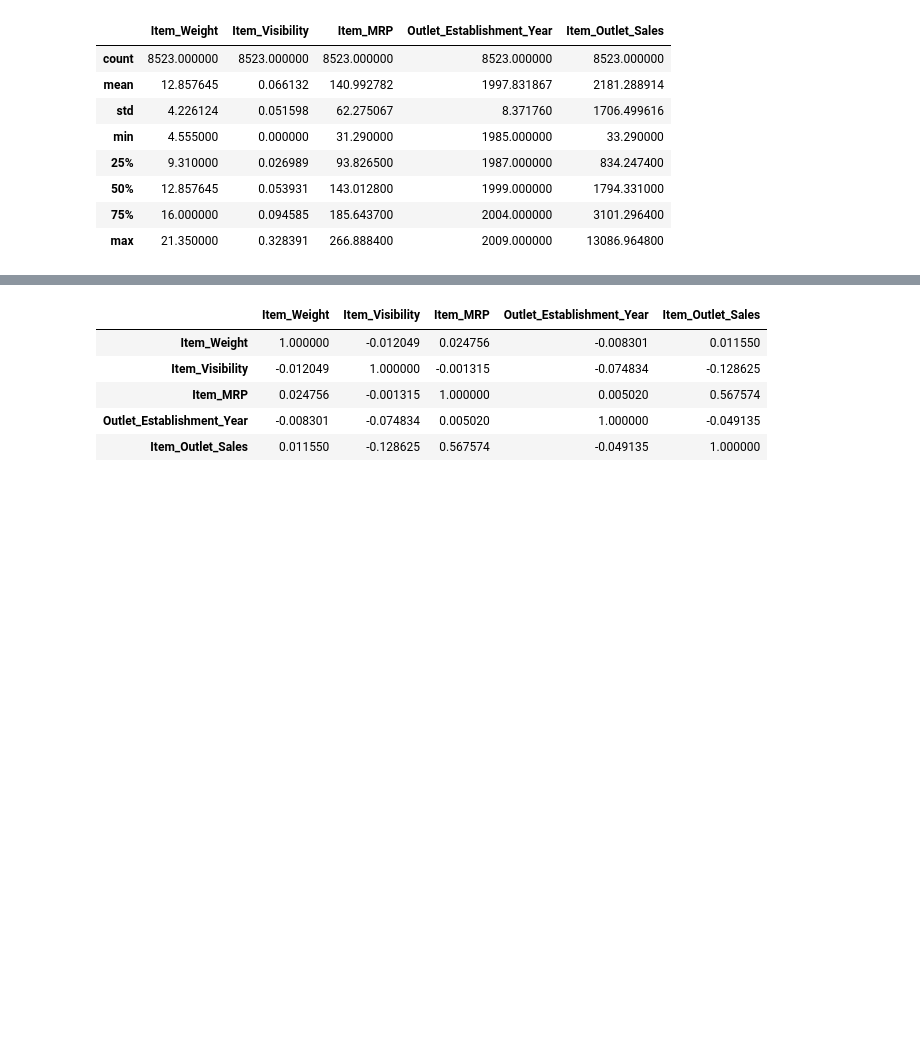
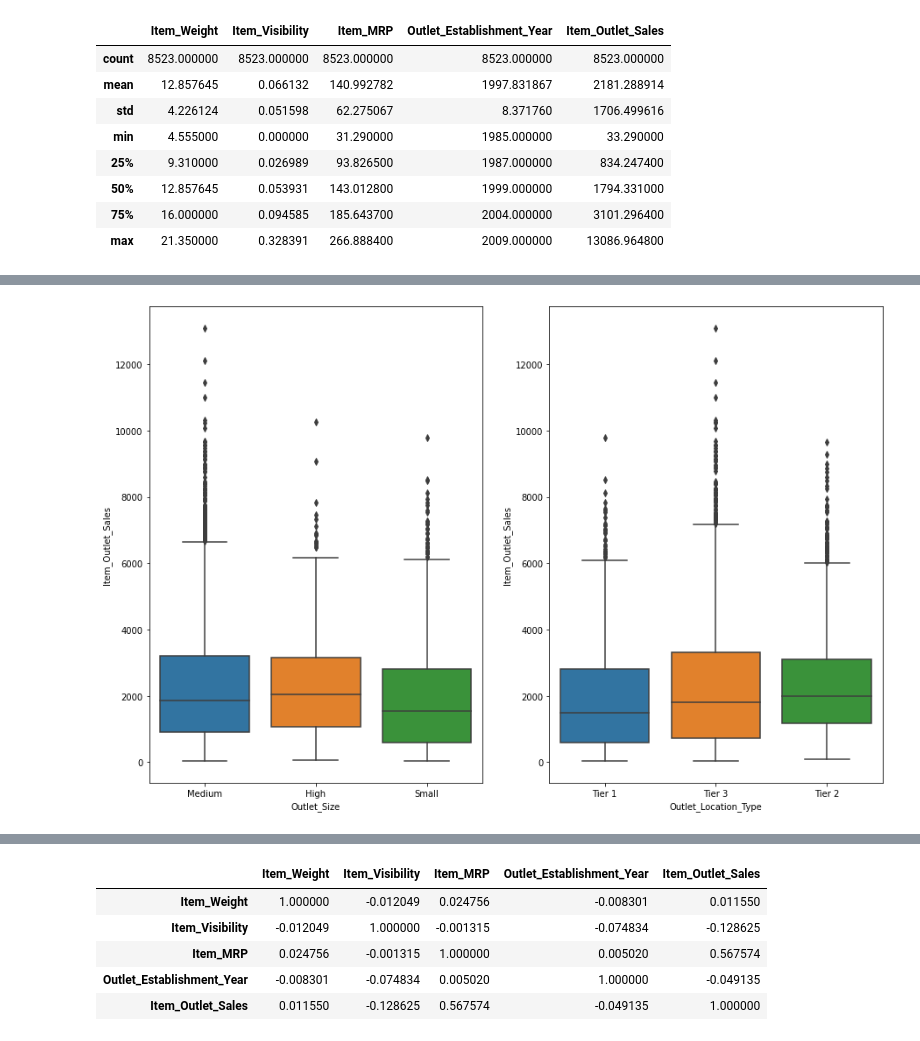
Before and after one commit to starkjones/Food-Sales-Predictions, a Jupyter notebook: Food_Sales_Prediction.ipynb, the cells around one changed output, grey strips where cells are left out. Drawn from its saved outputs; the diff is of its cells as text; code cells hidden in the pictures; blank space fills up the shorter version.

```diff
--- a/Food_Sales_Prediction.ipynb
+++ b/Food_Sales_Prediction.ipynb
@@ -255,0 +279,18 @@ sns.boxplot(data= df, x='Outlet_Size', y='Item_Outlet_Sales');
+# %%
+# Boxplot to view statistical summaries of various features in your dataset.
+fig, axes = plt.subplots(nrows=1, ncols =2, figsize= (15,10))
+sns.boxplot(data= df, x='Outlet_Size', y='Item_Outlet_Sales', ax=axes[0]);
+sns.boxplot(data= df, x='Outlet_Location_Type', y='Item_Outlet_Sales', ax=axes[1]);
+
+# Interpretation:
+# Graph 1:
+# Medium store sizes buy the most items and have a higher upper quartile, maximum, and average than the High and Small outlet sizes.
+# High outlets have the highest average buys and a slightly higher upper quartile over the Small outlets, although their maximums appear to be equivalent.
+# Smaller outlets have the second highest number of outliers beyond their maximum purchases.
+
+# Medium Stores have the highest number of purchases and the largest by far.
+
+# Graph 2:
+# Tier 3 location stores have the largest number of purchases and the highest purchase orders.
+# %% [output]
+[figure, added]
```
Also changed, not shown: parts of 17 cells of this notebook.
